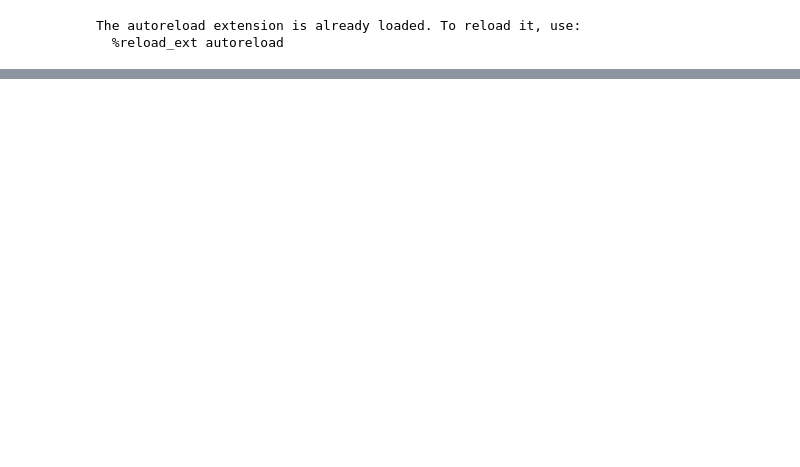
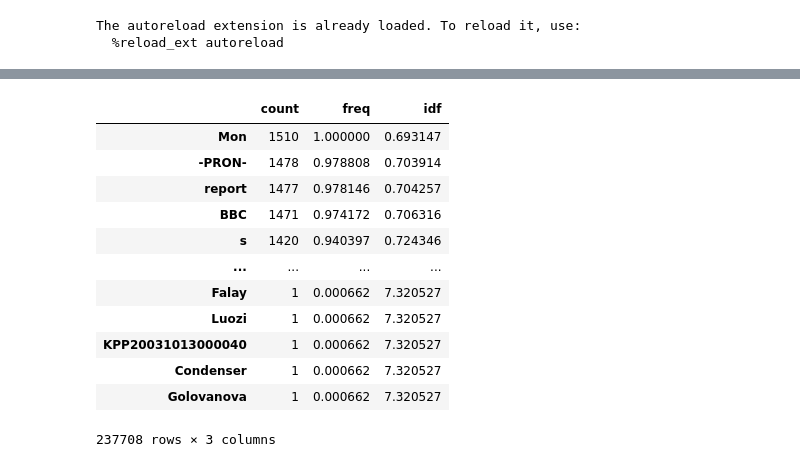
Before and after one commit to derpyninja/nlp4cciwr, a Jupyter notebook: notebooks/01-fz-bbc-monitoring-corpus-exploration.ipynb, the cells around one changed output, grey strips where cells are left out. Saved outputs shown, nothing was run; the diff lists cells and outputs as text; code cells hidden in the pictures; blank space fills up the shorter version.

```diff
--- a/notebooks/01-fz-bbc-monitoring-corpus-exploration.ipynb
+++ b/notebooks/01-fz-bbc-monitoring-corpus-exploration.ipynb
@@ -86,0 +172,24 @@ Vectorization
+# %%
+%%time
+
+# calc
+word_doc_counts_wfreq = corpus.word_doc_counts(weighting="freq", as_strings=True)
+word_doc_counts_wcount = corpus.word_doc_counts(weighting="count", as_strings=True)
+word_doc_counts_widf = corpus.word_doc_counts(weighting="idf", as_strings=True)
+
+# df
+df_word_doc_counts_wfreq = pd.DataFrame.from_dict(data=word_doc_counts_wfreq, orient="index", columns=["freq"])
+df_word_doc_counts_wcount = pd.DataFrame.from_dict(data=word_doc_counts_wcount, orient="index", columns=["count"])
+df_word_doc_counts_widf = pd.DataFrame.from_dict(data=word_doc_counts_widf, orient="index", columns=["idf"])
+
+# merge
+if (df_word_doc_counts_wfreq.index == df_word_doc_counts_wcount.index).all():
+    df_word_doc_counts = pd.concat([df_word_doc_counts_wcount, df_word_doc_counts_wfreq, df_word_doc_counts_widf], axis=1)
+
+# sanity check
+assert (df_word_doc_counts.sort_values("count", ascending=False) == df_word_doc_counts.sort_values("freq", ascending=False)).all().all()
+
+# sort
+df_word_doc_counts = df_word_doc_counts.sort_values("count", ascending=False)
+df_word_doc_counts
+# %% [output]
@@ -86,0 +198,13 @@ Vectorization
+|  | count | freq | idf |
+| Mon | 1510 | 1.000000 | 0.693147 |
+| -PRON- | 1478 | 0.978808 | 0.703914 |
+| report | 1477 | 0.978146 | 0.704257 |
+| BBC | 1471 | 0.974172 | 0.706316 |
+| s | 1420 | 0.940397 | 0.724346 |
+| ... | ... | ... | ... |
+| Falay | 1 | 0.000662 | 7.320527 |
+| Luozi | 1 | 0.000662 | 7.320527 |
+| KPP20031013000040 | 1 | 0.000662 | 7.320527 |
+| Condenser | 1 | 0.000662 | 7.320527 |
+| Golovanova | 1 | 0.000662 | 7.320527 |
+237708 rows × 3 columns
```
Also changed, not shown: parts of 20 cells of this notebook, 3 other files.
